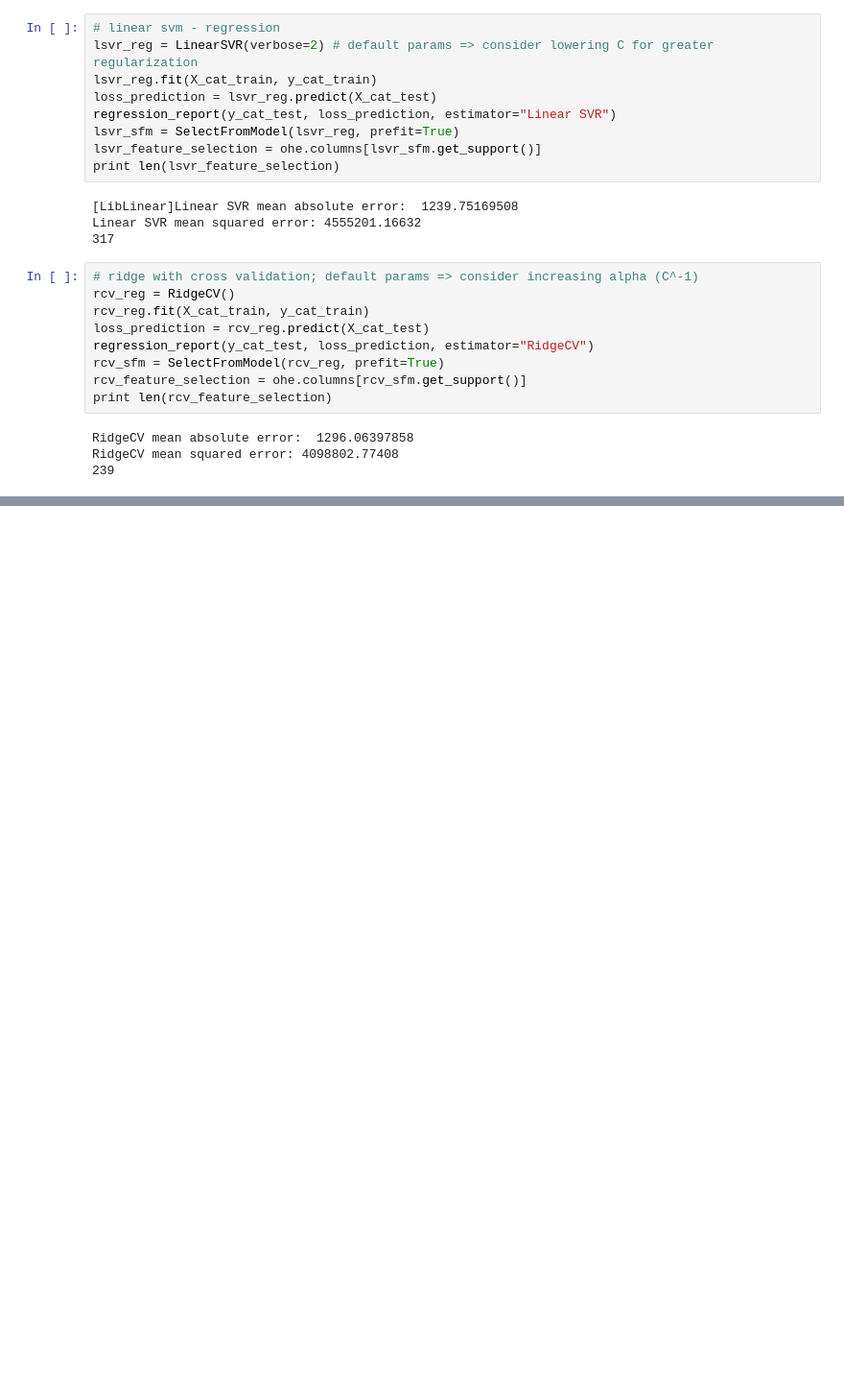
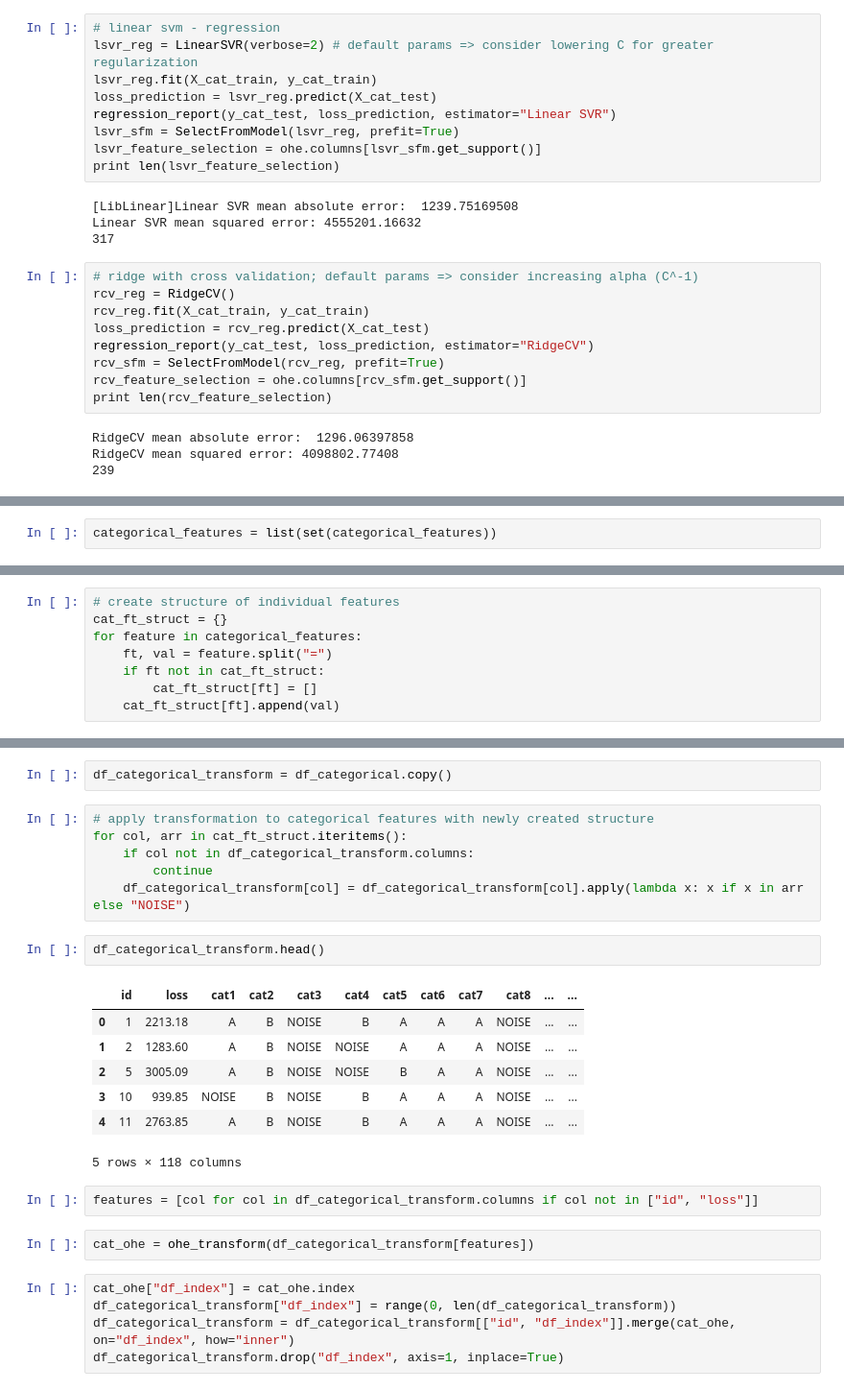
Before and after one commit to SiddhanthUnnithan/allstate_cs, a Jupyter notebook: allstate_analysis.ipynb, the cells around one changed output, grey strips where cells are left out. Shown at 96% size. Drawn from its saved outputs; the diff is of its cells as text; blank space fills up the shorter version.

Commit message:
noise deconstruction and final OHE of categorical variables

```diff
--- a/allstate_analysis.ipynb
+++ b/allstate_analysis.ipynb
@@ -264,0 +302,2 @@ RidgeCV mean squared error: 4098802.77408
+# %%
+categorical_features = list(set(categorical_features))
@@ -264,0 +317,8 @@ RidgeCV mean squared error: 4098802.77408
+# %%
+# create structure of individual features
+cat_ft_struct = {}
+for feature in categorical_features:
+    ft, val = feature.split("=")
+    if ft not in cat_ft_struct:
+        cat_ft_struct[ft] = []
+    cat_ft_struct[ft].append(val)
@@ -264,0 +337,27 @@ RidgeCV mean squared error: 4098802.77408
+# %%
+df_categorical_transform = df_categorical.copy()
+# %%
+# apply transformation to categorical features with newly created structure
+for col, arr in cat_ft_struct.iteritems():
+    if col not in df_categorical_transform.columns:
+        continue
+    df_categorical_transform[col] = df_categorical_transform[col].apply(lambda x: x if x in arr else "NOISE")
+# %%
+df_categorical_transform.head()
+# %% [output]
+|  | id | loss | cat1 | cat2 | cat3 | cat4 | cat5 | cat6 | cat7 | cat8 | ... | ... |
+| 0 | 1 | 2213.18 | A | B | NOISE | B | A | A | A | NOISE | ... | ... |
+| 1 | 2 | 1283.60 | A | B | NOISE | NOISE | A | A | A | NOISE | ... | ... |
+| 2 | 5 | 3005.09 | A | B | NOISE | NOISE | B | A | A | NOISE | ... | ... |
+| 3 | 10 | 939.85 | NOISE | B | NOISE | B | A | A | A | NOISE | ... | ... |
+| 4 | 11 | 2763.85 | A | B | NOISE | B | A | A | A | NOISE | ... | ... |
+5 rows × 118 columns
+# %%
+features = [col for col in df_categorical_transform.columns if col not in ["id", "loss"]]
+# %%
+cat_ohe = ohe_transform(df_categorical_transform[features])
+# %%
+cat_ohe["df_index"] = cat_ohe.index
+df_categorical_transform["df_index"] = range(0, len(df_categorical_transform))
+df_categorical_transform = df_categorical_transform[["id", "df_index"]].merge(cat_ohe, on="df_index", how="inner")
+df_categorical_transform.drop("df_index", axis=1, inplace=True)
```
Also changed, not shown: parts of 10 cells of this notebook.
